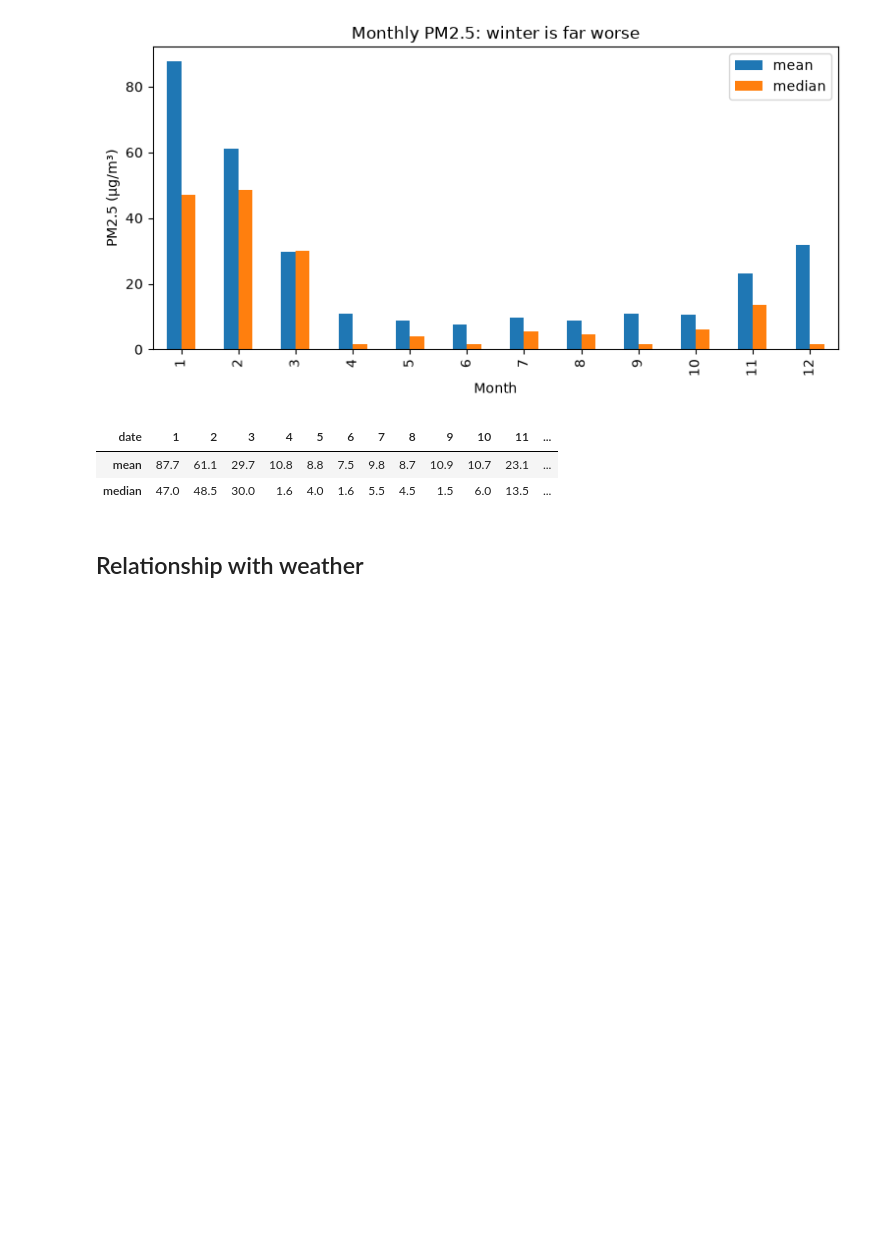
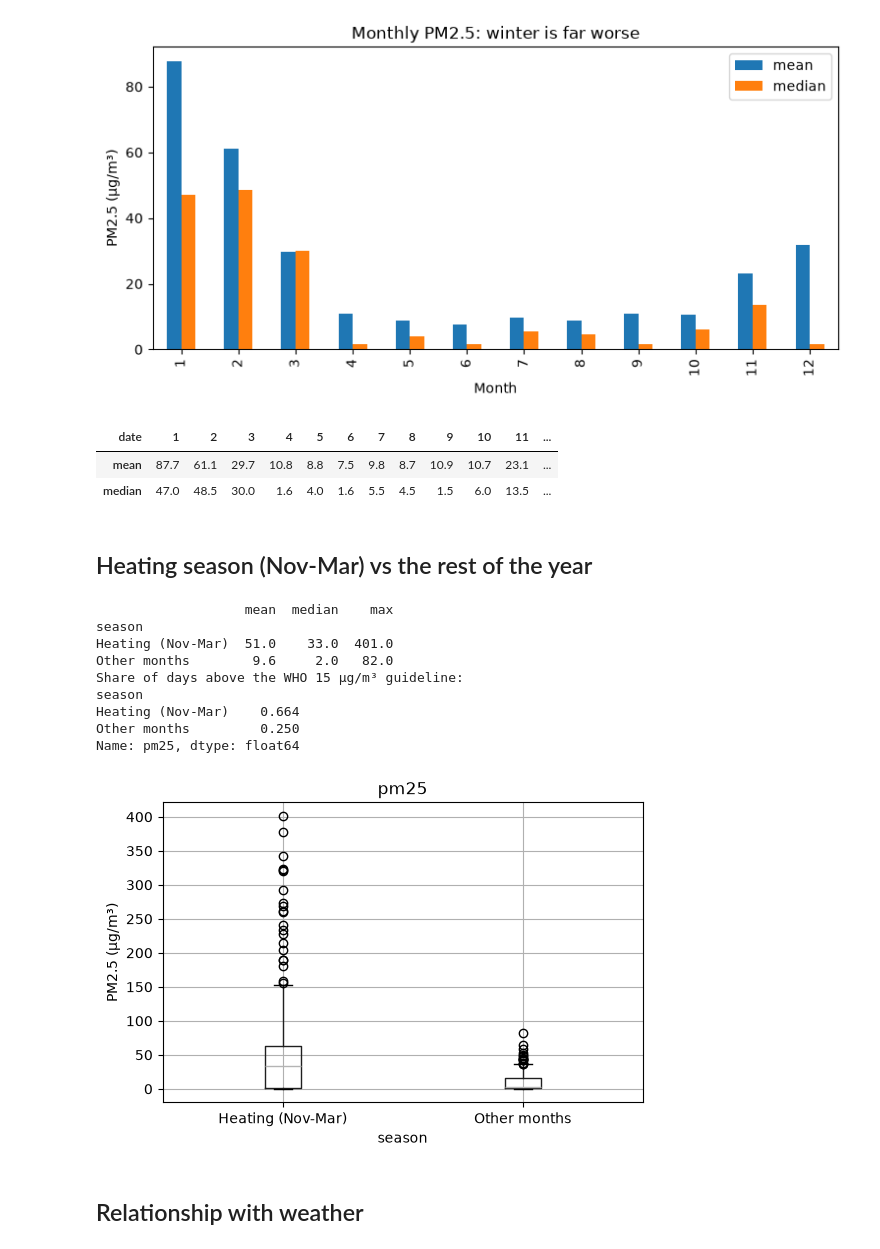
Before and after one commit to akylbek04/kyrgyzstan-open-data-analysis, a Jupyter notebook: notebooks/01_eda.ipynb, the cells around one changed output. Cells and saved outputs as stored; diff of their text form; code cells hidden in the pictures; blank space fills up the shorter version.

Commit message:
EDA: compare heating season with the rest of the year

```diff
--- a/notebooks/01_eda.ipynb
+++ b/notebooks/01_eda.ipynb
@@ -71,6 +71,29 @@ monthly.round(1).T
 | date | 1 | 2 | 3 | 4 | 5 | 6 | 7 | 8 | 9 | 10 | 11 | ... |
 | mean | 87.7 | 61.1 | 29.7 | 10.8 | 8.8 | 7.5 | 9.8 | 8.7 | 10.9 | 10.7 | 23.1 | ... |
 | median | 47.0 | 48.5 | 30.0 | 1.6 | 4.0 | 1.6 | 5.5 | 4.5 | 1.5 | 6.0 | 13.5 | ... |
+# %% [markdown]
+## Heating season (Nov-Mar) vs the rest of the year
+# %%
+heating = df.index.month.isin([11, 12, 1, 2, 3])
+df["season"] = ["Heating (Nov-Mar)" if h else "Other months" for h in heating]
+print(df.groupby("season")["pm25"].agg(["mean", "median", "max"]).round(1))
+print("Share of days above the WHO 15 µg/m³ guideline:")
+print((df["pm25"] > 15).groupby(df["season"]).mean().round(3))
+df.boxplot(column="pm25", by="season", figsize=(6, 4))
+plt.suptitle("")
+plt.ylabel("PM2.5 (µg/m³)")
+plt.show()
+# %% [output]
+                   mean  median    max
+season
+Heating (Nov-Mar)  51.0    33.0  401.0
+Other months        9.6     2.0   82.0
+Share of days above the WHO 15 µg/m³ guideline:
+season
+Heating (Nov-Mar)    0.664
+Other months         0.250
+Name: pm25, dtype: float64
+[figure, added]
 # %% [markdown]
 ## Relationship with weather
 # %%
```
